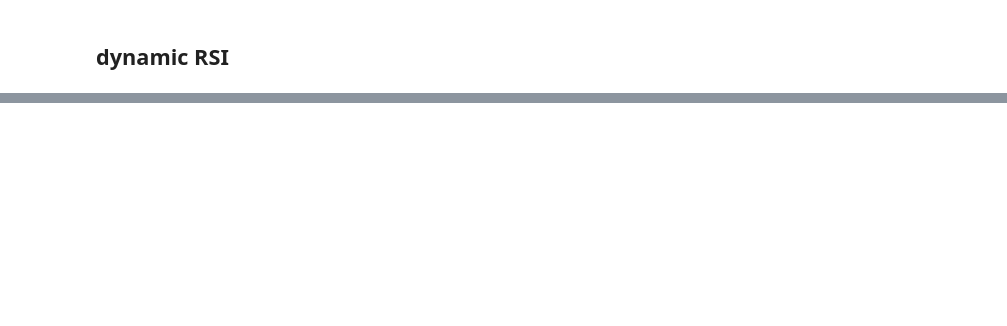
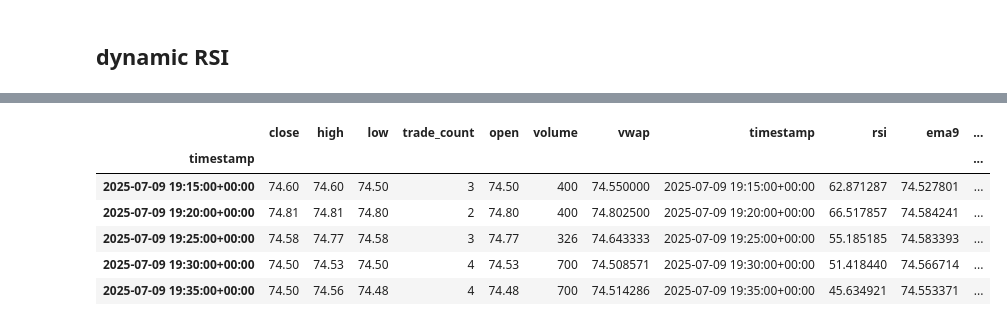
Before and after one commit to shixiangheng/XGB_stock_analysis_24YE, a Jupyter notebook: day_trade_sign_alpaca_backtest.ipynb, the cells around one changed output, grey strips where cells are left out. Drawn from its saved outputs; the diff is of its cells as text; code cells hidden in the pictures; blank space fills up the shorter version.

```diff
--- a/day_trade_sign_alpaca_backtest.ipynb
+++ b/day_trade_sign_alpaca_backtest.ipynb
@@ -263,0 +295,10 @@ df_trades.to_excel("NVDL_rsi_method.xlsx", index=False)
+# %%
+df.tail(5)
+# %% [output]
+|  | close | high | low | trade_count | open | volume | vwap | timestamp | rsi | ema9 | ... |
+| timestamp |  |  |  |  |  |  |  |  |  |  | ... |
+| 2025-07-09 19:15:00+00:00 | 74.60 | 74.60 | 74.50 | 3 | 74.50 | 400 | 74.550000 | 2025-07-09 19:15:00+00:00 | 62.871287 | 74.527801 | ... |
+| 2025-07-09 19:20:00+00:00 | 74.81 | 74.81 | 74.80 | 2 | 74.80 | 400 | 74.802500 | 2025-07-09 19:20:00+00:00 | 66.517857 | 74.584241 | ... |
+| 2025-07-09 19:25:00+00:00 | 74.58 | 74.77 | 74.58 | 3 | 74.77 | 326 | 74.643333 | 2025-07-09 19:25:00+00:00 | 55.185185 | 74.583393 | ... |
+| 2025-07-09 19:30:00+00:00 | 74.50 | 74.53 | 74.50 | 4 | 74.53 | 700 | 74.508571 | 2025-07-09 19:30:00+00:00 | 51.418440 | 74.566714 | ... |
+| 2025-07-09 19:35:00+00:00 | 74.50 | 74.56 | 74.48 | 4 | 74.48 | 700 | 74.514286 | 2025-07-09 19:35:00+00:00 | 45.634921 | 74.553371 | ... |
```
Also changed, not shown: parts of 9 cells of this notebook, 3 other files.
